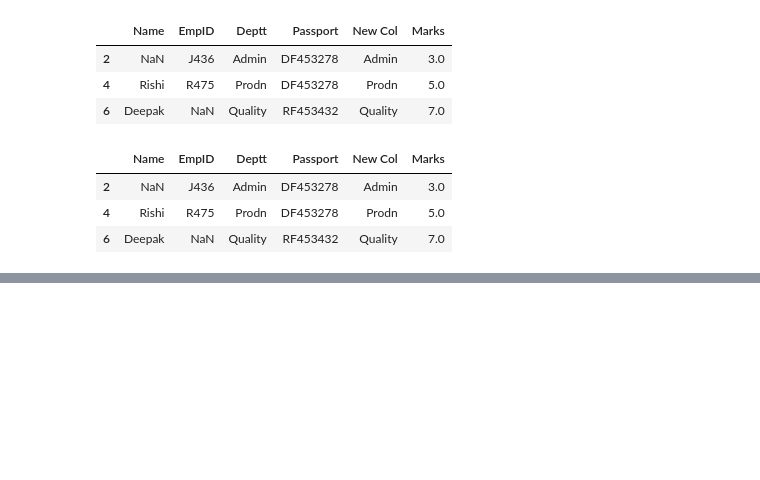
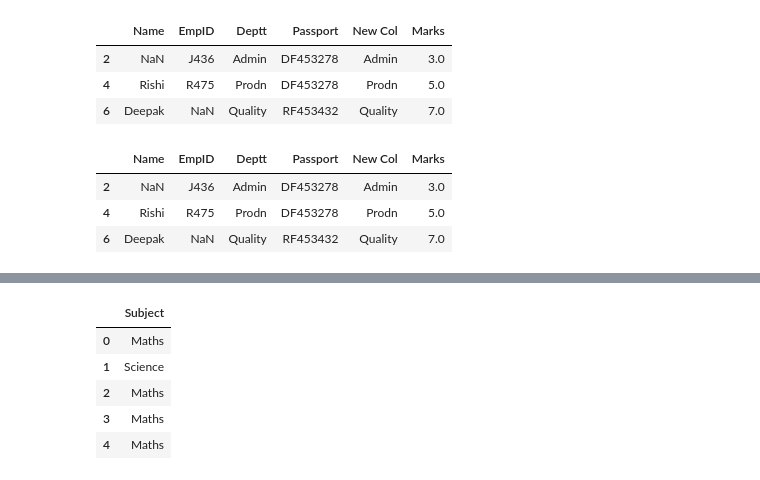
Before and after one commit to realshubhamraut/CDAC-DBDA-coursework, a Jupyter notebook: 08.advanced-analytics-stats/classfiles/day_2_pandas.ipynb, the cells around one changed output, grey strips where cells are left out. Cells and saved outputs as stored; diff of their text form; code cells hidden in the pictures; blank space fills up the shorter version.

```diff
--- a/08.advanced-analytics-stats/classfiles/day_2_pandas.ipynb
+++ b/08.advanced-analytics-stats/classfiles/day_2_pandas.ipynb
@@ -910,3 +910,5 @@ df[df['Marks']>1]
 | 2 | NaN | J436 | Admin | DF453278 | Admin | 3.0 |
 | 4 | Rishi | R475 | Prodn | DF453278 | Prodn | 5.0 |
 | 6 | Deepak | NaN | Quality | RF453432 | Quality | 7.0 |
+# %%
+eg = pd.read_excel('data/subject.xlsx')
@@ -912,0 +925,2 @@ df[df['Marks']>1]
+# %%
+ind = np.where(eg.Subject.isnull())
@@ -912,0 +933,13 @@ df[df['Marks']>1]
+# %%
+eg.iloc[ind[0][:11]] = 'Maths'
+eg.iloc[ind[0][11:17]] = 'Science'
+eg.iloc[ind[0][17:]] = 'Arts'
+# %%
+eg.head()
+# %% [output]
+|  | Subject |
+| 0 | Maths |
+| 1 | Science |
+| 2 | Maths |
+| 3 | Maths |
+| 4 | Maths |
```
Also changed, not shown: parts of 5 cells of this notebook, 7 other files.
